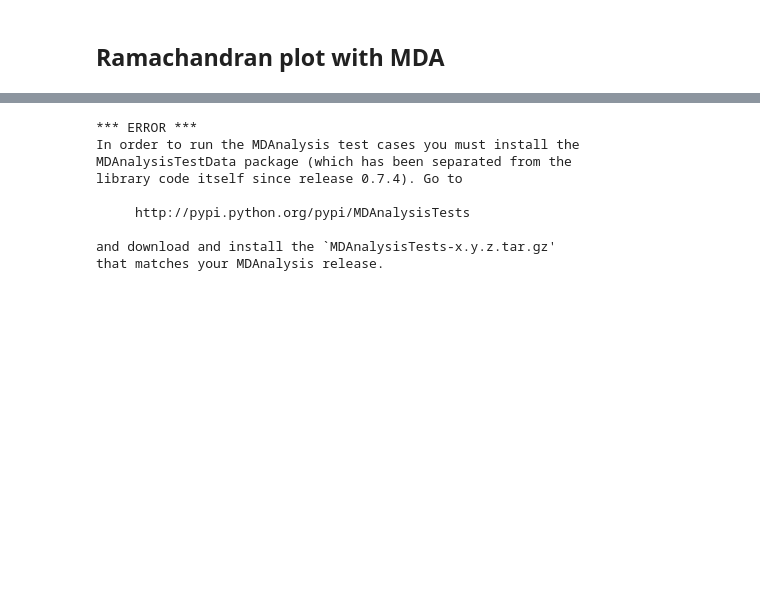
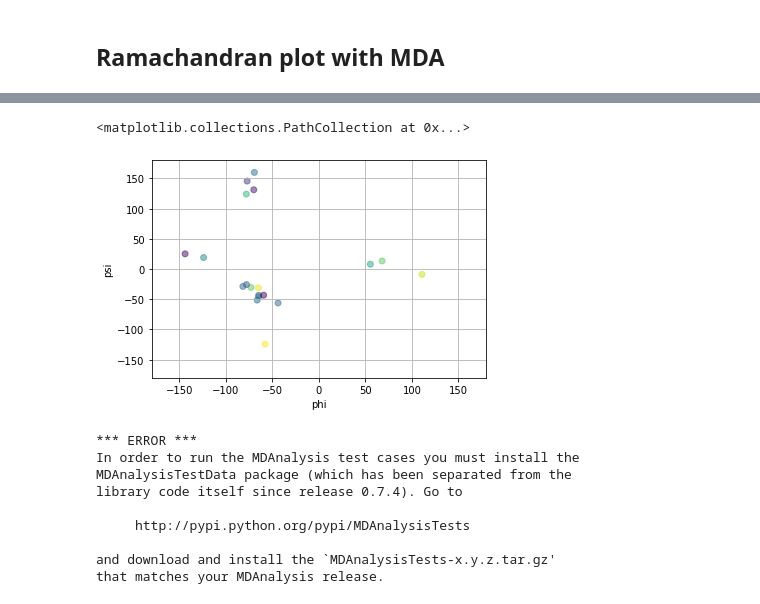
Before and after one commit to jRicciL/MD_namd_python, a Jupyter notebook: Ramachandran_plot_and_DSSP.ipynb, the cells around one changed output, grey strips where cells are left out. Saved outputs shown, nothing was run; the diff lists cells and outputs as text; code cells hidden in the pictures; blank space fills up the shorter version.

Commit message:
Incluida la referencia para la gráfica de Ramachandran

```diff
--- a/Ramachandran_plot_and_DSSP.ipynb
+++ b/Ramachandran_plot_and_DSSP.ipynb
@@ -29,0 +10,5 @@ full_traj
+# %%
+# Cargamos el archivo de topología y seleccionamos los residuos de la proteína
+f_topology = F'{data_dir}/4-run_dm_2/tc5b_wb.psf'
+top_psf = pyt.load_topology(f_topology)[':1-20']
+top_psf
@@ -29,0 +17,5 @@ full_traj
+# %%
+# Cargamos el archivo con la trayectoria total
+f_full_traj = F'{data_dir}/5-traj_analysis/tc5b_PROT_FULL_TRAJ.dcd'
+full_traj = pyt.load(filename = f_full_traj, top = top_psf)
+full_traj
@@ -29,0 +26,4 @@ full_traj
+# %%
+# Cargamos la estructura NMR
+nmr_strc = pyt.load(filename = F'{data_dir}/5-traj_analysis/1l2y_Hs.pdb',
+                  top = F'{data_dir}/5-traj_analysis/1l2y_Hs.psf')
@@ -30,3 +116,26 @@ full_traj
+# %%
+# Gráfico de Ramachandran
+# Cristal
+angles = pyt.multidihedral(nmr_strc, 'phi psi', resrange=range(20))
+
+# take data for 'phi' and flatten to 1D array
+phi = np.array([d.values for d in angles if 'phi' in d.key]).flatten()
+
+# take data for 'psi' and flatten to 1D array
+psi = np.array([d.values for d in angles if 'psi' in d.key]).flatten()
+
+# setup color
+colors = np.random.rand(len(psi))
+
+plt.xlim([-180, 180])
+plt.ylim([-180, 180])
+plt.xlabel('phi')
+plt.ylabel('psi')
+plt.grid()
+plt.scatter(phi, psi, alpha=0.5, c=colors)
+# %% [output]
+<matplotlib.collections.PathCollection at 0x...>
+[figure, added]
 # %%
 import MDAnalysis as mda
 from MDAnalysis.tests.datafiles import  GRO, XTC
```
Also changed, not shown: parts of 20 cells of this notebook.
